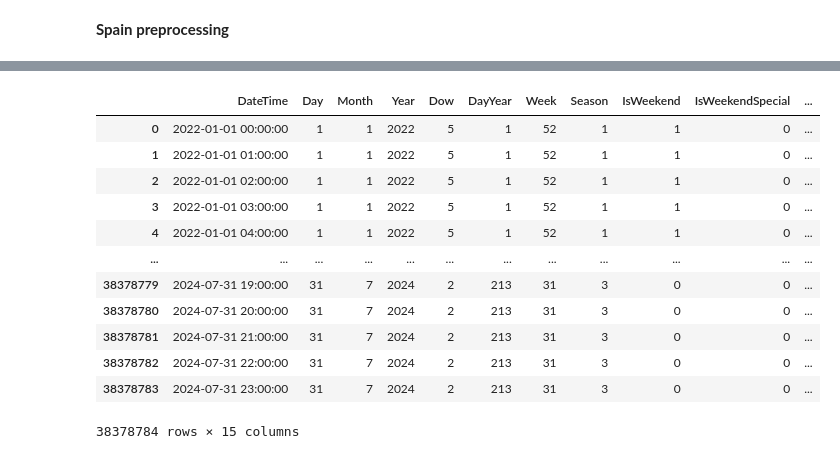
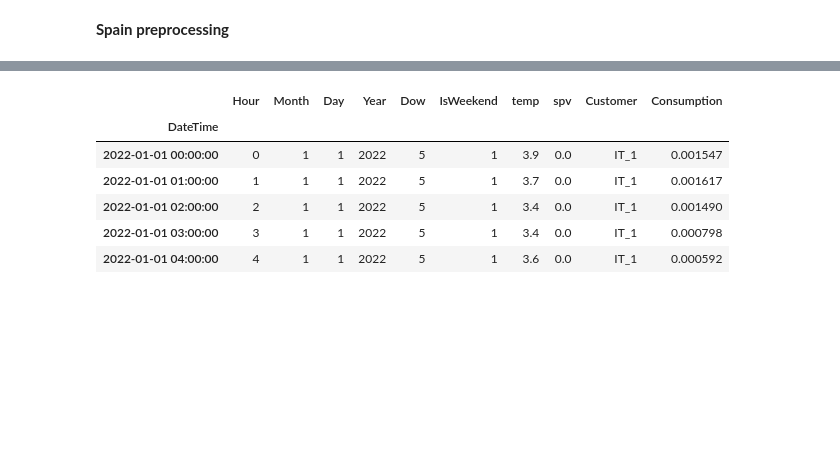
Before and after one commit to dioday45/Datathon2025-ETH, a Jupyter notebook: notebooks/Robin_Notebook.ipynb, the cells around one changed output, grey strips where cells are left out. Cells and saved outputs as stored; diff of their text form; code cells hidden in the pictures; blank space fills up the shorter version.

```diff
--- a/notebooks/Robin_Notebook.ipynb
+++ b/notebooks/Robin_Notebook.ipynb
@@ -15,7 +8,6 @@ from src.data import DataLoader
 from src.evaluate import evaluate
 from src.preprocessing import PreProcessClass
 # %%
-sys.path.append(str(Path("Alpiq ETHdatathon challenge 2025").resolve()))
-from data import DataLoader, SimpleEncoding
-input_path = "Alpiq ETHdatathon challenge 2025/datasets2025/"
+# sys.path.append(str(Path("Alpiq ETHdatathon challenge 2025").resolve()))
+input_path = "datasets2025/"
 loader = DataLoader(input_path)
@@ -127,10 +49,15 @@ consumptions, features, example_solution = loader.load_data("ES")
 preprocessor_es = PreProcessClass(consumptions, features)
 
 # Pick all customer columns
-col_customersES = [id for id in consumptions.columns if id.startswith("VALUEMWHMETERINGDATA_customerES")]
+col_customersES = [
+    id
+    for id in consumptions.columns
+    if id.startswith("VALUEMWHMETERINGDATA_customerES")
+]
 dataES = preprocessor_es.preprocess_nonan(col_customersES)
 
-dataES = dataES.reset_index()
-dataES = dataES.rename(columns={"index": "DateTime"})
-dataES.head()
+dataES
+# dataES = dataES.reset_index()
+# dataES = dataES.rename(columns={"index": "DateTime"})
+# dataES.head()
 # %% [output]
@@ -144,35 +93,45 @@ dataES.head()
 # %%
-id_columns = ["DateTime","Day", "Month", "Year", "Dow", "DayYear", "Week", "Season", "IsWeekend", "IsWeekendSpecial", "ActiveDay", "temp", "spv"]
+id_columns = [
+    "DateTime",
+    "Hour",
+    "Month",
+    "Day",
+    "Year",
+    "Dow",
+    "IsWeekend",
+    "temp",
+    "spv",
+]
 
+dataIT["DateTime"] = dataIT.index
 dfIT = dataIT.reset_index().melt(
-        id_vars = id_columns,
-        value_vars=col_customersIT,
-        var_name="Customer",
-        value_name="Consumption"
+    id_vars=id_columns,
+    value_vars=col_customersIT,
+    var_name="Customer",
+    value_name="Consumption",
 )
 
+dataES["DateTime"] = dataES.index
 dfES = dataES.reset_index().melt(
-        id_vars = id_columns,
-        value_vars=col_customersES,
-        var_name="Customer",
-        value_name="Consumption"
+    id_vars=id_columns,
+    value_vars=col_customersES,
+    var_name="Customer",
+    value_name="Consumption",
 )
 
 dfIT["Customer"] = dfIT["Customer"].str.replace("VALUEMWHMETERINGDATA_customer", "")
 dfES["Customer"] = dfES["Customer"].str.replace("VALUEMWHMETERINGDATA_customer", "")
 
+dfIT.set_index("DateTime", inplace=True)
+# dfIT = dfIT.drop(columns=["index"])
+dfES.set_index("DateTime", inplace=True)
+# dfES = dfES.drop(columns=["index"])
 dfIT.head()
 # %% [output]
-|  | DateTime | Day | Month | Year | Dow | DayYear | Week | Season | IsWeekend | IsWeekendSpecial | ... |
-| 0 | 2022-01-01 00:00:00 | 1 | 1 | 2022 | 5 | 1 | 52 | 1 | 1 | 0 | ... |
-| 1 | 2022-01-01 01:00:00 | 1 | 1 | 2022 | 5 | 1 | 52 | 1 | 1 | 0 | ... |
-| 2 | 2022-01-01 02:00:00 | 1 | 1 | 2022 | 5 | 1 | 52 | 1 | 1 | 0 | ... |
-| 3 | 2022-01-01 03:00:00 | 1 | 1 | 2022 | 5 | 1 | 52 | 1 | 1 | 0 | ... |
-| 4 | 2022-01-01 04:00:00 | 1 | 1 | 2022 | 5 | 1 | 52 | 1 | 1 | 0 | ... |
-| ... | ... | ... | ... | ... | ... | ... | ... | ... | ... | ... | ... |
-| 38378779 | 2024-07-31 19:00:00 | 31 | 7 | 2024 | 2 | 213 | 31 | 3 | 0 | 0 | ... |
-| 38378780 | 2024-07-31 20:00:00 | 31 | 7 | 2024 | 2 | 213 | 31 | 3 | 0 | 0 | ... |
-| 38378781 | 2024-07-31 21:00:00 | 31 | 7 | 2024 | 2 | 213 | 31 | 3 | 0 | 0 | ... |
-| 38378782 | 2024-07-31 22:00:00 | 31 | 7 | 2024 | 2 | 213 | 31 | 3 | 0 | 0 | ... |
-| 38378783 | 2024-07-31 23:00:00 | 31 | 7 | 2024 | 2 | 213 | 31 | 3 | 0 | 0 | ... |
+|  | Hour | Month | Day | Year | Dow | IsWeekend | temp | spv | Customer | Consumption |
+| DateTime |  |  |  |  |  |  |  |  |  |  |
+| 2022-01-01 00:00:00 | 0 | 1 | 1 | 2022 | 5 | 1 | 3.9 | 0.0 | IT_1 | 0.001547 |
+| 2022-01-01 01:00:00 | 1 | 1 | 1 | 2022 | 5 | 1 | 3.7 | 0.0 | IT_1 | 0.001617 |
+| 2022-01-01 02:00:00 | 2 | 1 | 1 | 2022 | 5 | 1 | 3.4 | 0.0 | IT_1 | 0.001490 |
+| 2022-01-01 03:00:00 | 3 | 1 | 1 | 2022 | 5 | 1 | 3.4 | 0.0 | IT_1 | 0.000798 |
+| 2022-01-01 04:00:00 | 4 | 1 | 1 | 2022 | 5 | 1 | 3.6 | 0.0 | IT_1 | 0.000592 |
-38378784 rows × 15 columns
```
Also changed, not shown: parts of 31 cells of this notebook.
